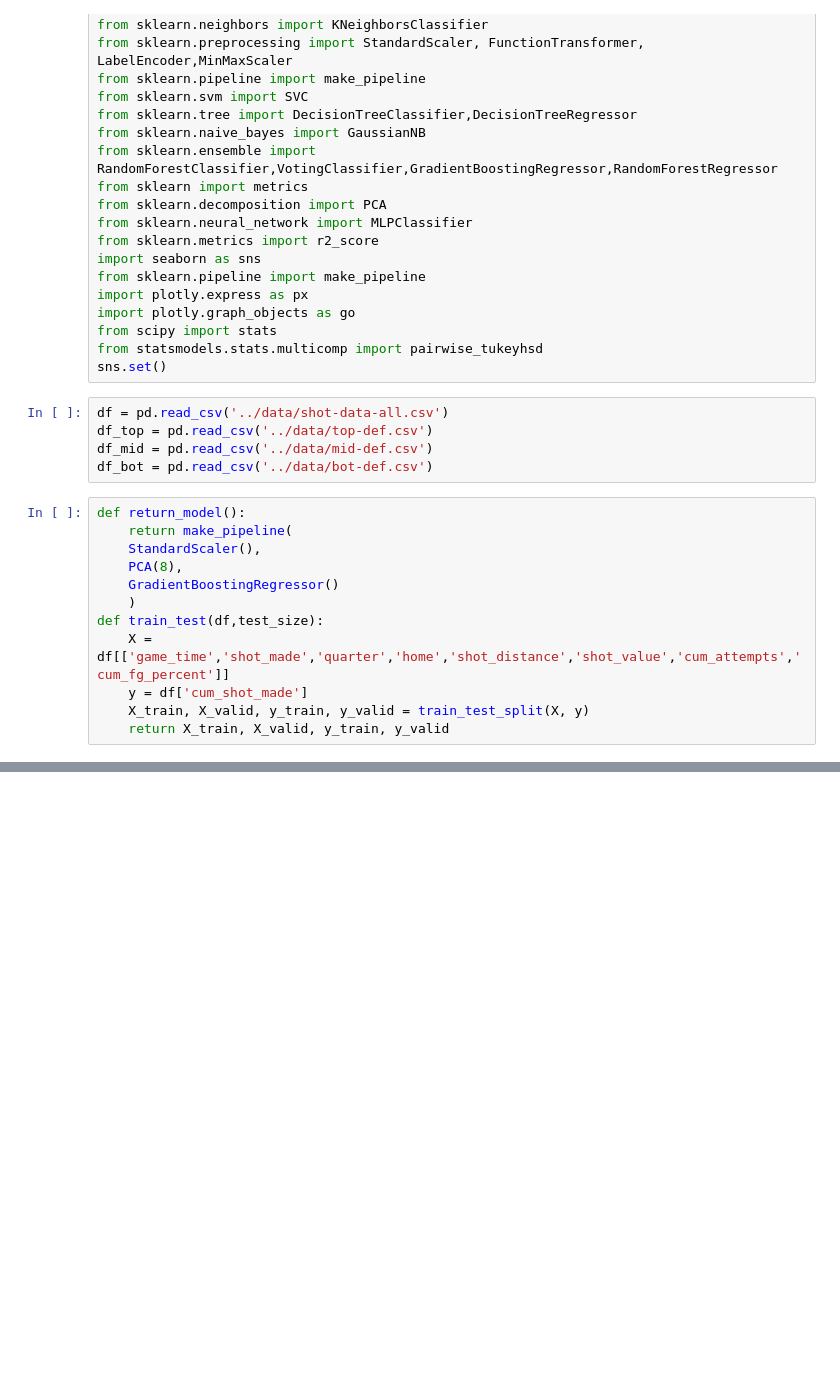
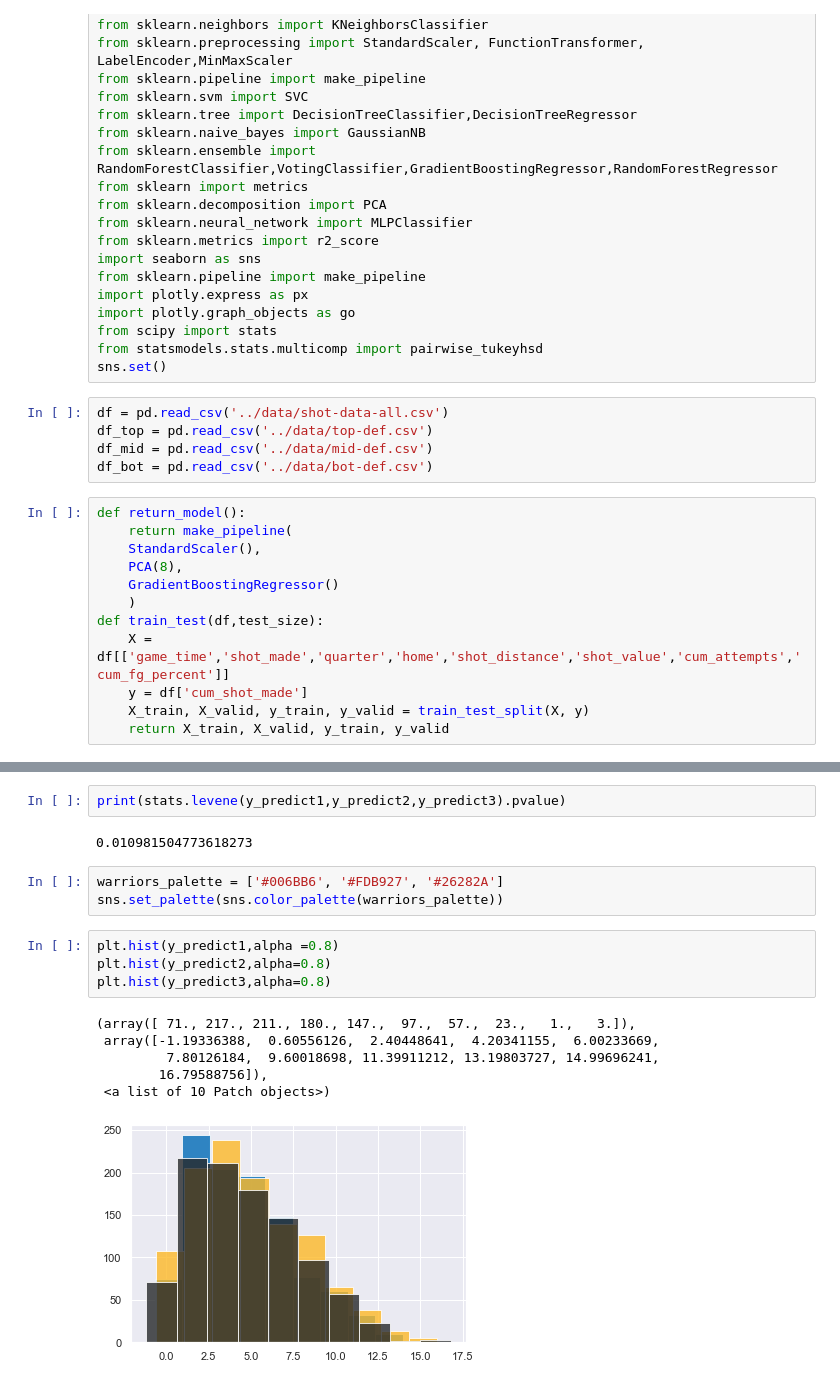
Before and after one commit to Fluffisaurus/player-performance-projection, a Jupyter notebook: scripts/statistical_analysis.ipynb, the cells around one changed output, grey strips where cells are left out. Drawn from its saved outputs; the diff is of its cells as text; blank space fills up the shorter version.

```diff
--- a/scripts/statistical_analysis.ipynb
+++ b/scripts/statistical_analysis.ipynb
@@ -96,0 +97,18 @@ print(anova.pvalue)
+# %%
+print(stats.levene(y_predict1,y_predict2,y_predict3).pvalue)
+# %% [output]
+0.010981504773618273
+# %%
+warriors_palette = ['#006BB6', '#FDB927', '#26282A']
+sns.set_palette(sns.color_palette(warriors_palette))
+# %%
+plt.hist(y_predict1,alpha =0.8)
+plt.hist(y_predict2,alpha=0.8)
+plt.hist(y_predict3,alpha=0.8)
+# %% [output]
+(array([ 71., 217., 211., 180., 147.,  97.,  57.,  23.,   1.,   3.]),
+ array([-1.19336388,  0.60556126,  2.40448641,  4.20341155,  6.00233669,
+         7.80126184,  9.60018698, 11.39911212, 13.19803727, 14.99696241,
+        16.79588756]),
+ <a list of 10 Patch objects>)
+[figure, added]
```
Also changed, not shown: parts of 4 cells of this notebook, 4 other files.
